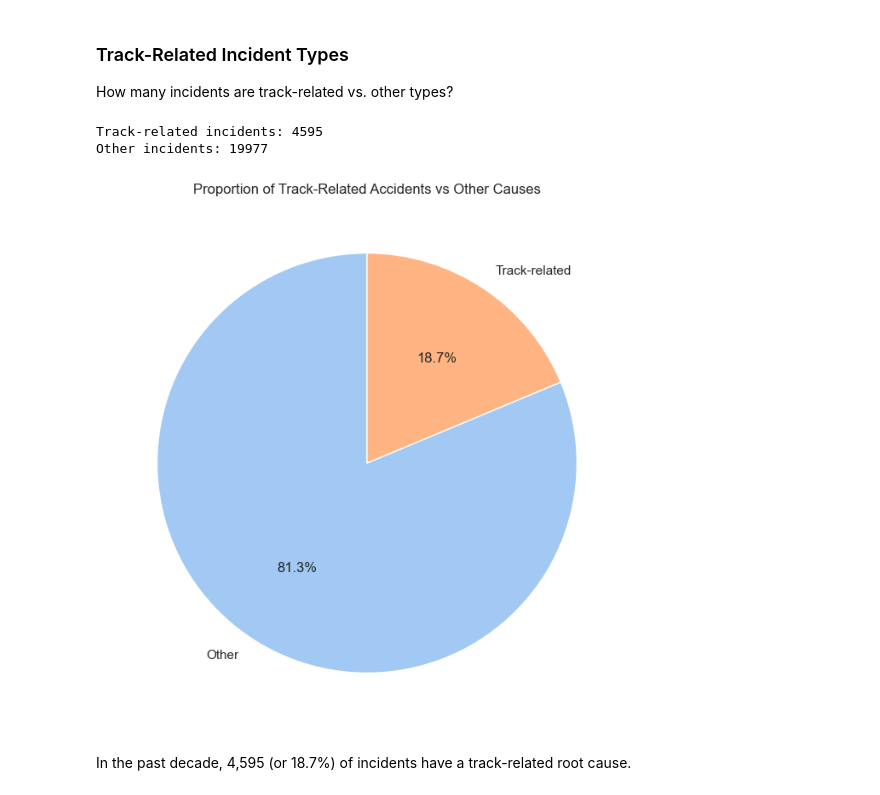
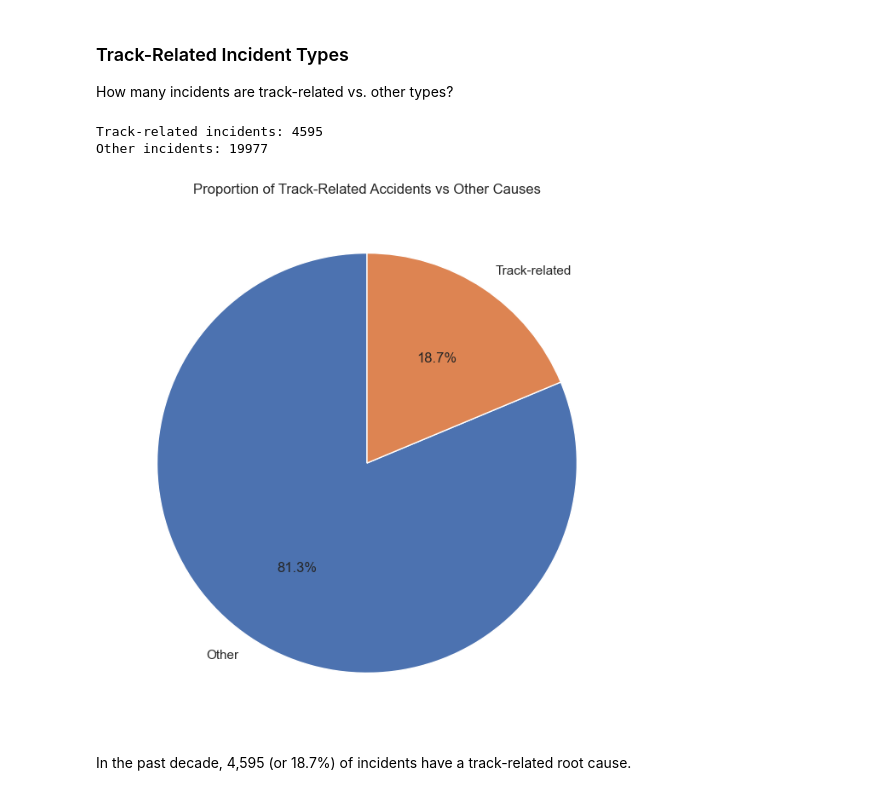
Before and after one commit to NRSchaaf/Railroad_Accidents, a Jupyter notebook: weathering_the_rails_analysis.ipynb, the cells around one changed output. Cells and saved outputs as stored; diff of their text form; code cells hidden in the pictures.

```diff
--- a/weathering_the_rails_analysis.ipynb
+++ b/weathering_the_rails_analysis.ipynb
@@ -51,6 +51,9 @@ import folium
 from geopy.geocoders import Nominatim
 
 from IPython.display import Image
+# %%
+# Set the colorblind palette globally
+sns.set_theme(style="whitegrid", palette="colorblind")
 # %% [markdown]
 ### The Dataset
 <p>The dataset is available in the git repository and directly referenced here.</p>
@@ -323,29 +326,29 @@ How many incidents are track-related vs. other types?
 # %%
 # Categorize accidents
 accident_data['accident_category'] = accident_data['primaryaccidentcausecode'].apply(
     lambda x: 'Track-related' if x in primary_accident_cause_codes else 'Other'
 )
 
 # Aggregate data
 accident_counts = accident_data['accident_category'].value_counts()
 
 # Print totals
 print(f"Track-related incidents: {accident_counts.get('Track-related', 0)}")
 print(f"Other incidents: {accident_counts.get('Other', 0)}")
 
 # Set Seaborn style
 sns.set_theme(style="whitegrid")
 
 # Plot pie chart
-colors = sns.color_palette('pastel')  # Use a Seaborn color palette
+colors = sns.color_palette('colorblind')  # Use a Seaborn color palette
 plt.figure(figsize=(8, 8))
-plt.pie(accident_counts, labels=accident_counts.index, autopct='%1.1f%%', startangle=90, colors=colors)
+plt.pie(accident_counts, labels=accident_counts.index, autopct='%1.1f%%', startangle=90)
 plt.title('Proportion of Track-Related Accidents vs Other Causes')
 plt.show()
 # %% [output]
 Track-related incidents: 4595
 Other incidents: 19977
-[figure, old version]
+[figure, new version]
 # %% [markdown]
 In the past decade, 4,595 (or 18.7%) of incidents have a track-related root cause.
 # %%
```
Also changed, not shown: parts of 8 cells of this notebook, 1 other file.
